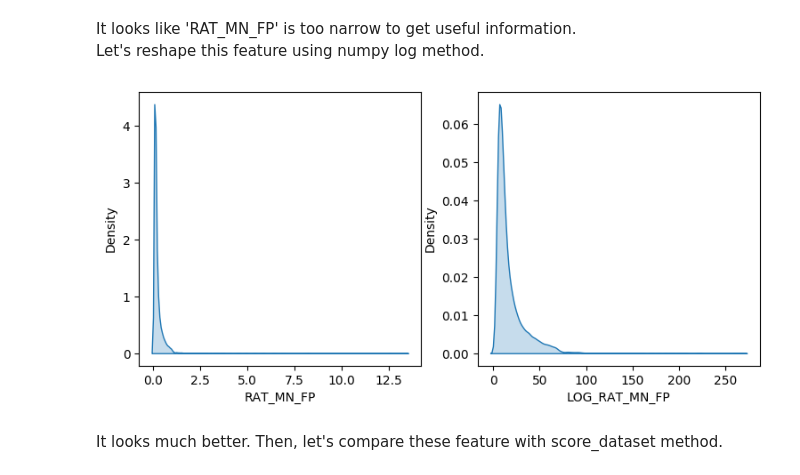
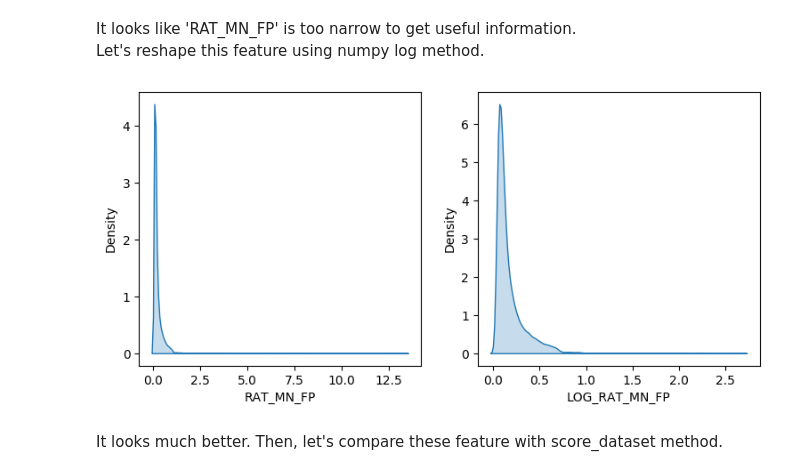
Before and after one commit to junyongeom/binary_classification_tutorial, a Jupyter notebook: classfication_tutorial.ipynb, the cells around one changed output. Saved outputs shown, nothing was run; the diff lists cells and outputs as text; code cells hidden in the pictures.

```diff
--- a/classfication_tutorial.ipynb
+++ b/classfication_tutorial.ipynb
@@ -581,11 +581,11 @@ It looks like 'RAT_MN_FP' is too narrow to get useful information.
 Let's reshape this feature using numpy log method.
 # %%
 fig, axs = plt.subplots(1, 2, figsize=(9, 4))
-train_X["LOG_RAT_MN_FP"] = train_X['RAT_MN_FP'].apply(np.log1p) * 100
+train_X["LOG_RAT_MN_FP"] = train_X['RAT_MN_FP'].apply(np.log1p)
 sns.kdeplot(train_X.RAT_MN_FP, shade=True, ax=axs[0])
 sns.kdeplot(train_X.LOG_RAT_MN_FP, shade=True, ax=axs[1]);
 # %% [output]
-[figure, old version]
+[figure, new version]
 # %% [markdown]
 It looks much better. Then, let's compare these feature with score_dataset method.
 # %%
```
Also changed, not shown: parts of 27 cells of this notebook.
